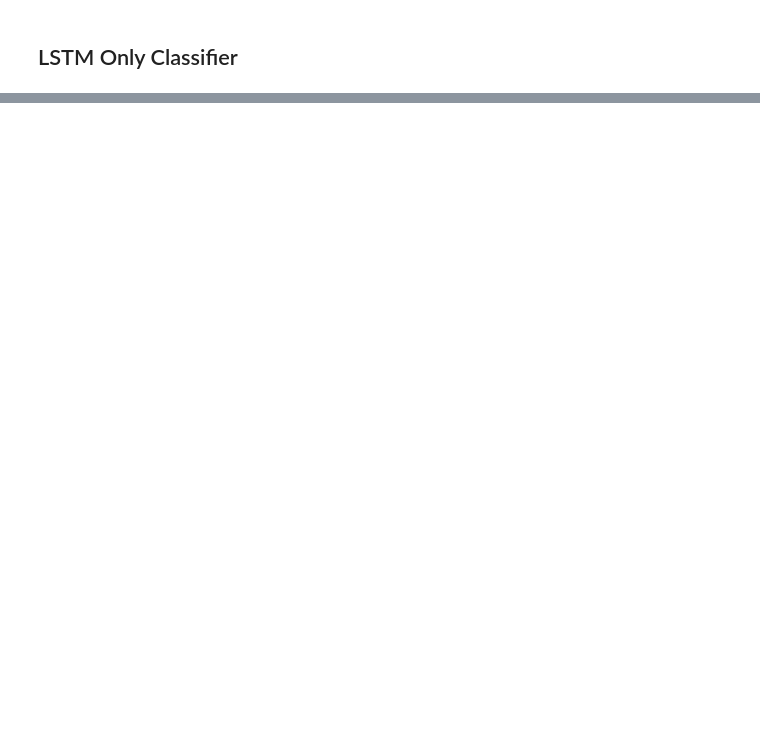
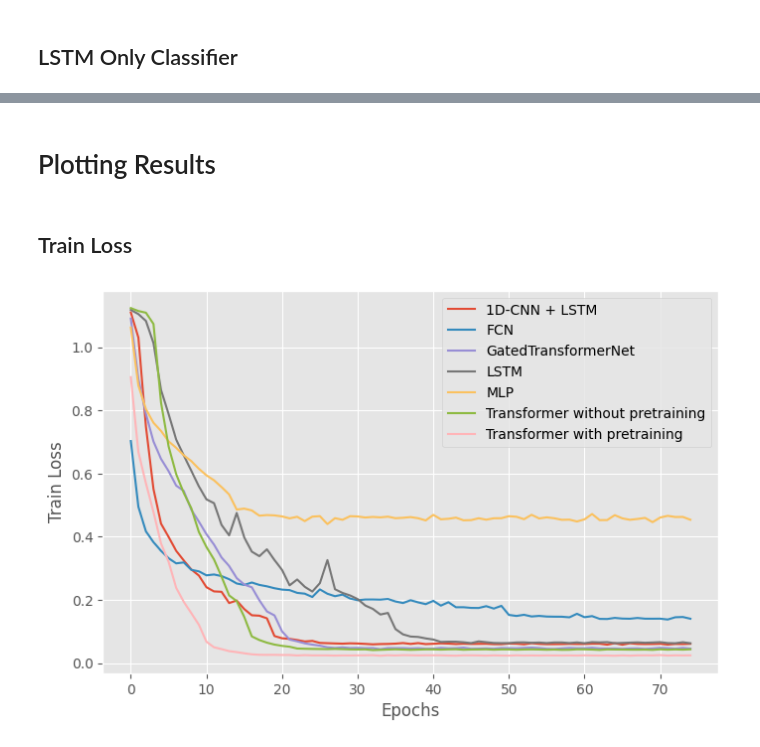
Before and after one commit to paulovictorcorreia/INF8225, a Jupyter notebook: TP4 - Final Project/main.ipynb, the cells around one changed output, grey strips where cells are left out. Drawn from its saved outputs; the diff is of its cells as text; code cells hidden in the pictures; blank space fills up the shorter version.

```diff
--- a/TP4 - Final Project/main.ipynb
+++ b/TP4 - Final Project/main.ipynb
@@ -549,5 +570,5 @@ class FCN(nn.Module):
 
 
 model_fcn = FCN(DEVICE)
-state_fcn = training(model_fcn, train_dataloader, val_dataloader, device=DEVICE, epochs=NUM_EPOCHS, lr=LEARNING_RATE, earlystopping_tolerance=NUM_EPOCHS)
+state_fcn, model_fcn = training(model_fcn, train_dataloader, val_dataloader, device=DEVICE, epochs=NUM_EPOCHS, lr=LEARNING_RATE, earlystopping_tolerance=NUM_EPOCHS)
 # %% [output]
@@ -677,7 +679,7 @@ class TransformerUnsupervised(nn.Module):
 
 
 model_transformer_supervided = TransformerUnsupervised(supervised=True, dropout=0.25)
-state_transformer_supervided = training(model_transformer_supervided, train_dataloader, val_dataloader, device=DEVICE, epochs=NUM_EPOCHS, lr=LEARNING_RATE, earlystopping_tolerance=NUM_EPOCHS)
+state_transformer_supervided, model_transformer_supervided = training(model_transformer_supervided, train_dataloader, val_dataloader, device=DEVICE, epochs=NUM_EPOCHS, lr=LEARNING_RATE, earlystopping_tolerance=NUM_EPOCHS)
 # print(X_train[:32].shape)
 # model(X_train[:32]).shape
 # %% [output]
@@ -735,9 +748,10 @@ def unsupervised_training(model, train_dataloader, device=DEVICE, max_epochs=100
     torch.cuda.empty_cache()
     return model
 
+
 model_transformer_unsupervided = TransformerUnsupervised(device=DEVICE, supervised=False, dropout=0.2)
 model_transformer_unsupervided = unsupervised_training(model_transformer_unsupervided, train_dataloader, DEVICE, max_epochs=30, lr=1e-3)
 model_transformer_unsupervided.supervised = True
 model_transformer_unsupervided.unsupervised_training = True
-state_model = training(model_transformer_unsupervided, train_dataloader, val_dataloader, device=DEVICE, epochs=NUM_EPOCHS, lr=LEARNING_RATE, earlystopping_tolerance=NUM_EPOCHS)
+state_transformer_unsupervised, model_transformer_unsupervided = training(model_transformer_unsupervided, train_dataloader, val_dataloader, device=DEVICE, epochs=NUM_EPOCHS, lr=LEARNING_RATE, earlystopping_tolerance=NUM_EPOCHS)
 # %% [output]
@@ -810,7 +845,7 @@ class LSTMClassifier(nn.Module):
 
 
 model_lstm = LSTMClassifier(device=DEVICE, dropout=0.25)
-state_lstm = training(model_lstm, train_dataloader, val_dataloader, device=DEVICE, epochs=NUM_EPOCHS, lr=LEARNING_RATE, earlystopping_tolerance=NUM_EPOCHS)
+state_lstm, model_lstm = training(model_lstm, train_dataloader, val_dataloader, device=DEVICE, epochs=NUM_EPOCHS, lr=LEARNING_RATE, earlystopping_tolerance=NUM_EPOCHS)
 # print(X_train[:32].shape)
 # model(X_train[:32]).shape
 # %% [output]
@@ -833,0 +880,21 @@ Saved model successfully!
+# %% [markdown]
+# Plotting Results
+# %% [markdown]
+## Train Loss
+# %%
+plt.figure(figsize=(8, 5))
+plt.plot(state_cnn_lstm["train_loss"], label="1D-CNN + LSTM")
+plt.plot(state_fcn["train_loss"], label="FCN")
+plt.plot(state_gated_transformer["train_loss"], label="GatedTransformerNet")
+plt.plot(state_lstm["train_loss"], label="LSTM")
+plt.plot(state_mlp["train_loss"], label="MLP")
+plt.plot(state_transformer_supervided["train_loss"], label="Transformer without pretraining")
+plt.plot(state_transformer_unsupervised["train_loss"], label="Transformer with pretraining")
+plt.xlabel("Epochs")
+plt.ylabel("Train Loss")
+
+
+plt.legend(loc="best")
+plt.show()
+# %% [output]
+[figure, added]
```
Also changed, not shown: parts of 25 cells of this notebook, 7 other files.
